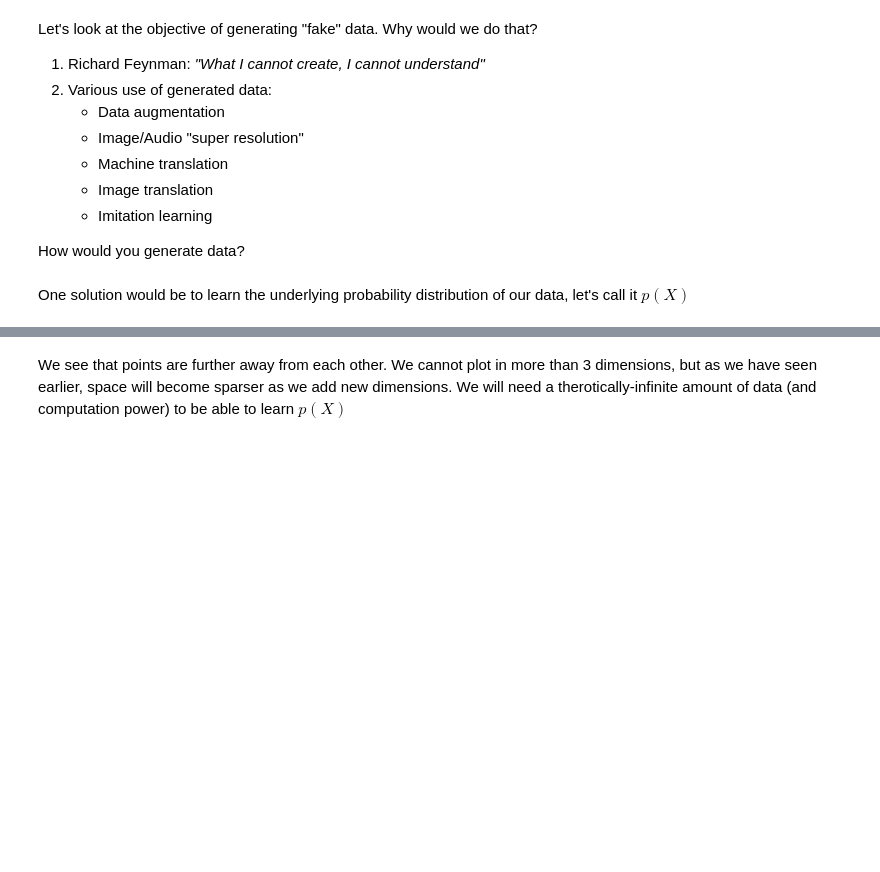
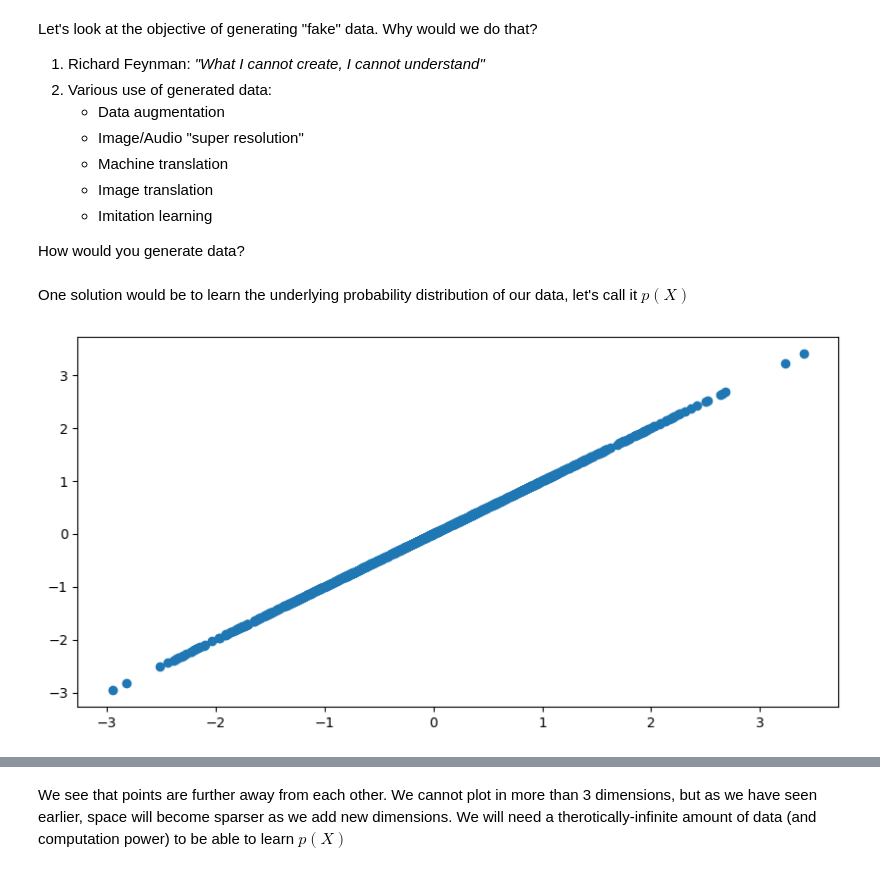
Before and after one commit to rfrenoy/BBL_DS3, a Jupyter notebook: main.ipynb, the cells around one changed output, grey strips where cells are left out. Drawn from its saved outputs; the diff is of its cells as text; code cells hidden in the pictures; blank space fills up the shorter version.

```diff
--- a/main.ipynb
+++ b/main.ipynb
@@ -131,7 +142,11 @@ How would you generate data?
 # %% [markdown]
 One solution would be to learn the underlying probability distribution of our data, let's call it $p(X)$
 # %%
+plt.figure(figsize=(10, 5), dpi=100)
 x = np.random.normal(size=1000)
 plt.scatter(x, x)
+plt.show()
+# %% [output]
+[figure, added]
 # %%
 from mpl_toolkits.mplot3d import Axes3D
```
Also changed, not shown: parts of 9 cells of this notebook.
